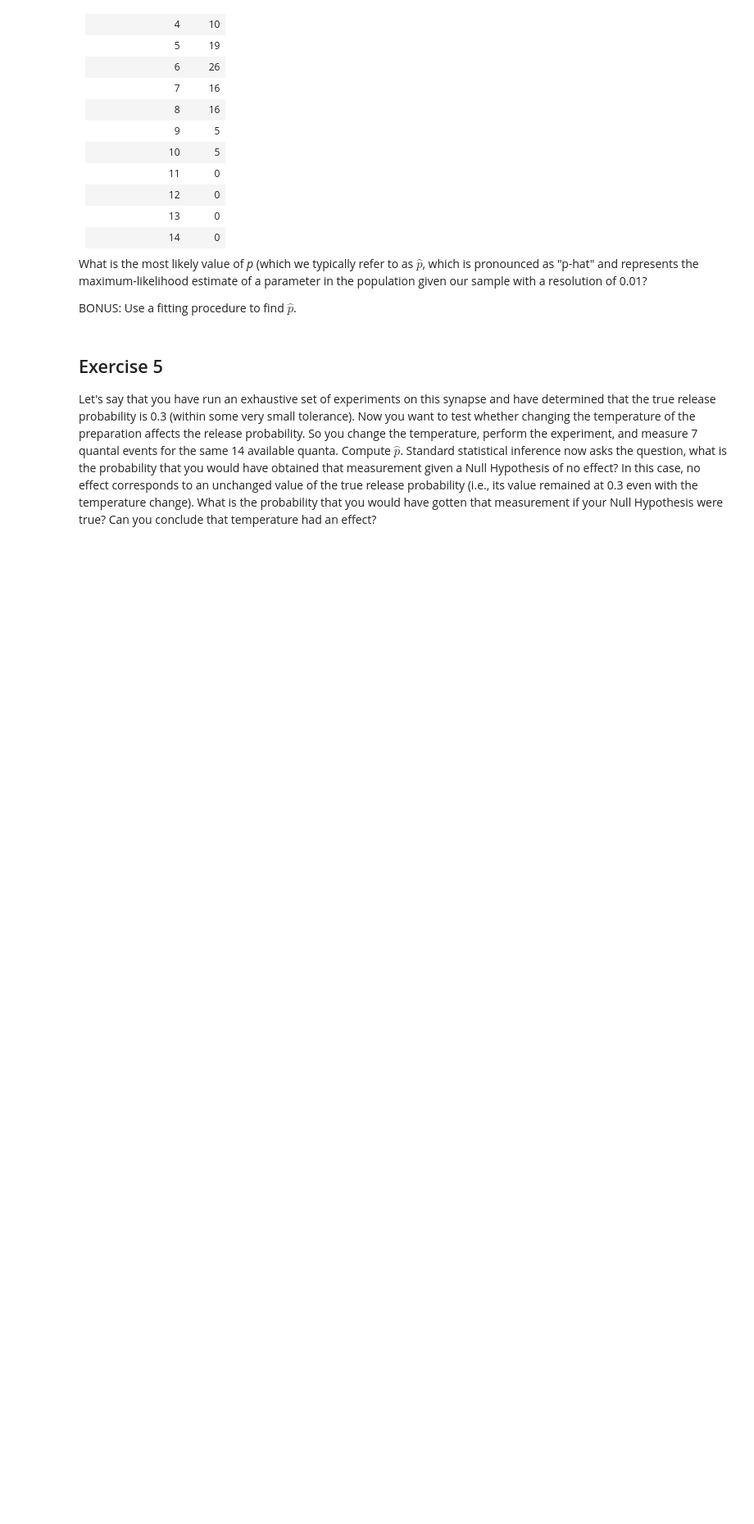
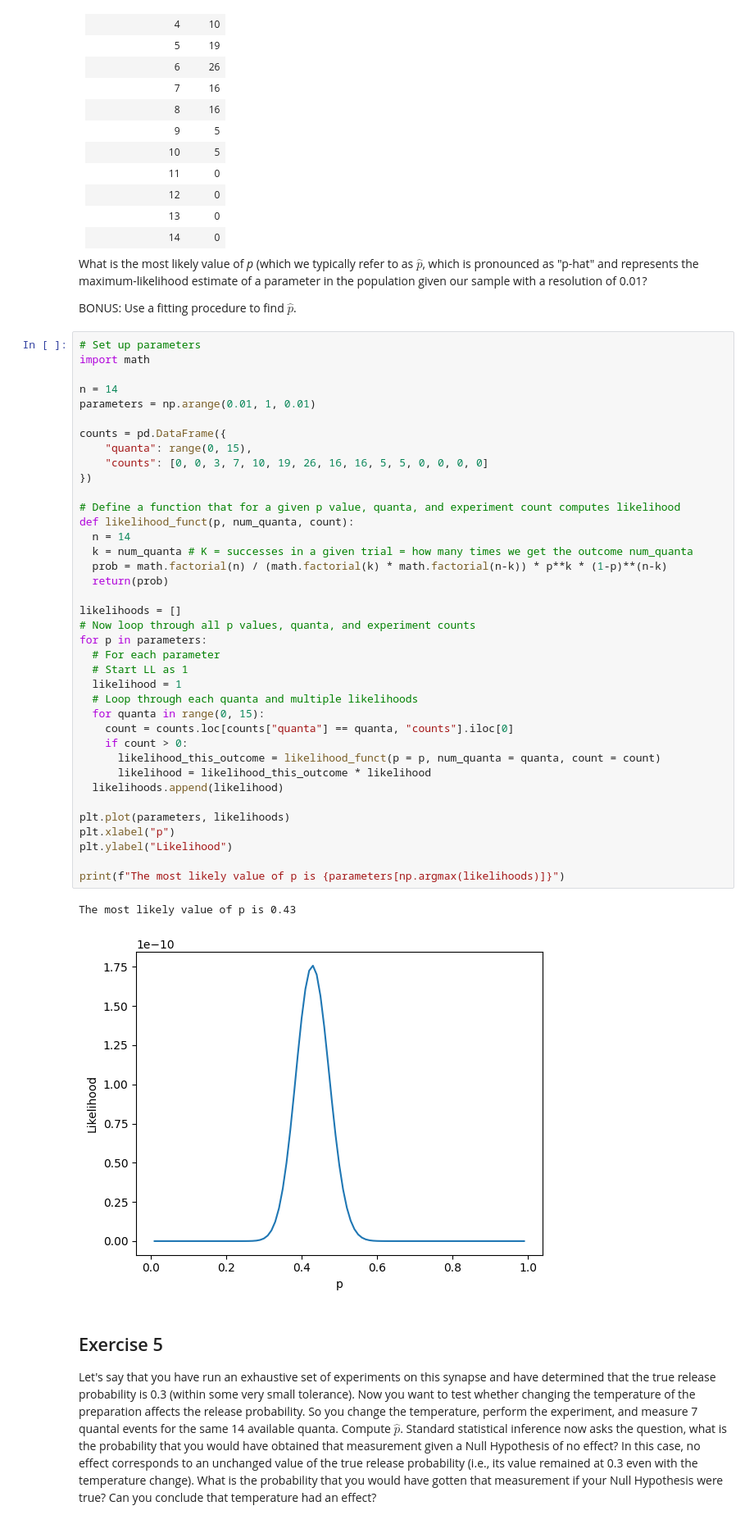
Before and after one commit to adenning-1/QNC-2025, a Jupyter notebook: Copy_of_Biomial_Distribution.ipynb, the cells around one changed output. Shown at 82% size. Cells and saved outputs as stored; diff of their text form; blank space fills up the shorter version.

```diff
--- a/Copy_of_Biomial_Distribution.ipynb
+++ b/Copy_of_Biomial_Distribution.ipynb
@@ -344,6 +344,47 @@ Measured releases	| Count
 What is the most likely value of *p* (which we typically refer to as $\hat{p}$, which is pronounced as "p-hat" and represents the maximum-likelihood estimate of a parameter in the population given our sample with a resolution of 0.01?
 
 BONUS: Use a fitting procedure to find $\hat{p}$.
+# %%
+# Set up parameters
+import math
+
+n = 14
+parameters = np.arange(0.01, 1, 0.01)
+
+counts = pd.DataFrame({
+    "quanta": range(0, 15),
+    "counts": [0, 0, 3, 7, 10, 19, 26, 16, 16, 5, 5, 0, 0, 0, 0]
+})
+
+# Define a function that for a given p value, quanta, and experiment count computes likelihood
+def likelihood_funct(p, num_quanta, count):
+  n = 14
+  k = num_quanta # K = successes in a given trial = how many times we get the outcome num_quanta
+  prob = math.factorial(n) / (math.factorial(k) * math.factorial(n-k)) * p**k * (1-p)**(n-k)
+  return(prob)
+
+likelihoods = []
+# Now loop through all p values, quanta, and experiment counts
+for p in parameters:
+  # For each parameter
+  # Start LL as 1
+  likelihood = 1
+  # Loop through each quanta and multiple likelihoods
+  for quanta in range(0, 15):
+    count = counts.loc[counts["quanta"] == quanta, "counts"].iloc[0]
+    if count > 0:
+      likelihood_this_outcome = likelihood_funct(p = p, num_quanta = quanta, count = count)
+      likelihood = likelihood_this_outcome * likelihood
+  likelihoods.append(likelihood)
+
+plt.plot(parameters, likelihoods)
+plt.xlabel("p")
+plt.ylabel("Likelihood")
+
+print(f"The most likely value of p is {parameters[np.argmax(likelihoods)]}")
+# %% [output]
+The most likely value of p is 0.43
+[figure, added]
 # %% [markdown]
 ## Exercise 5
 
```
Also changed, not shown: parts of 2 cells of this notebook.
